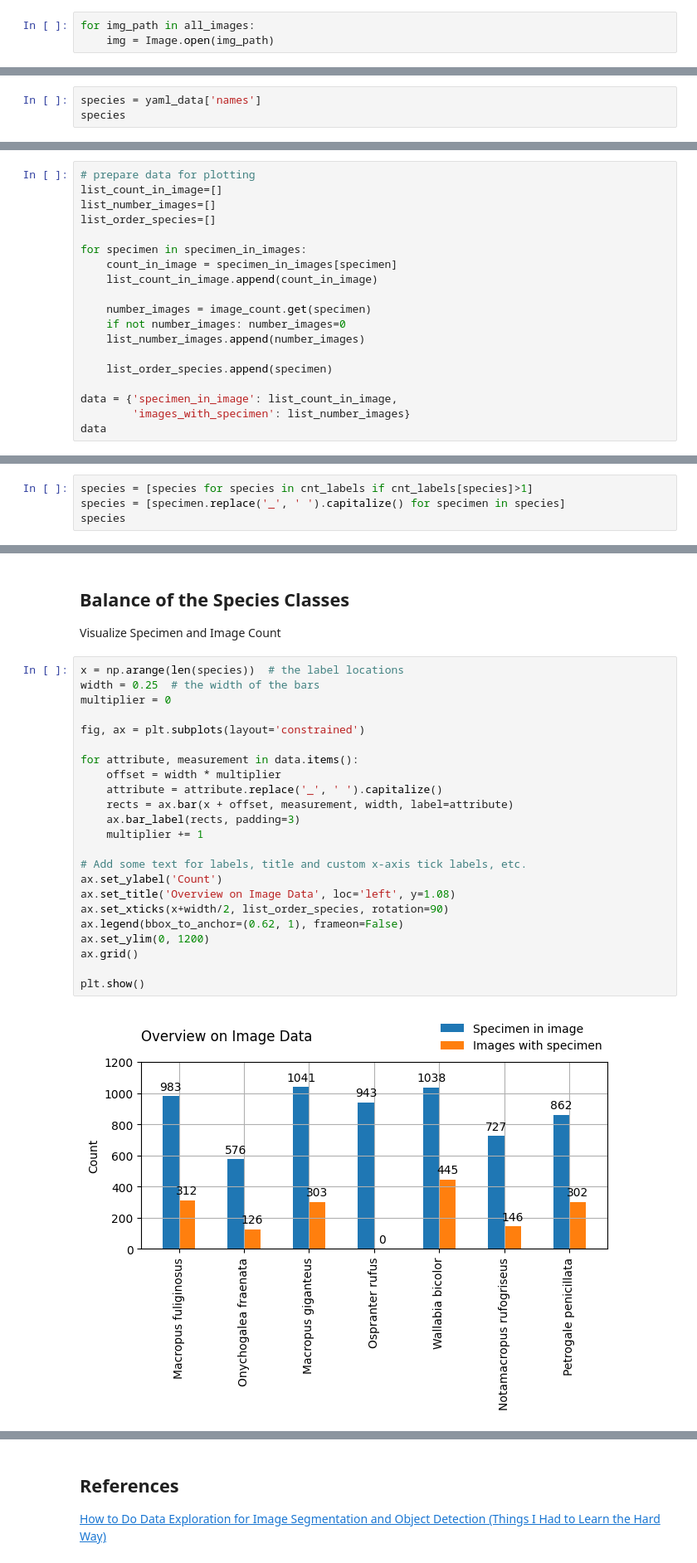
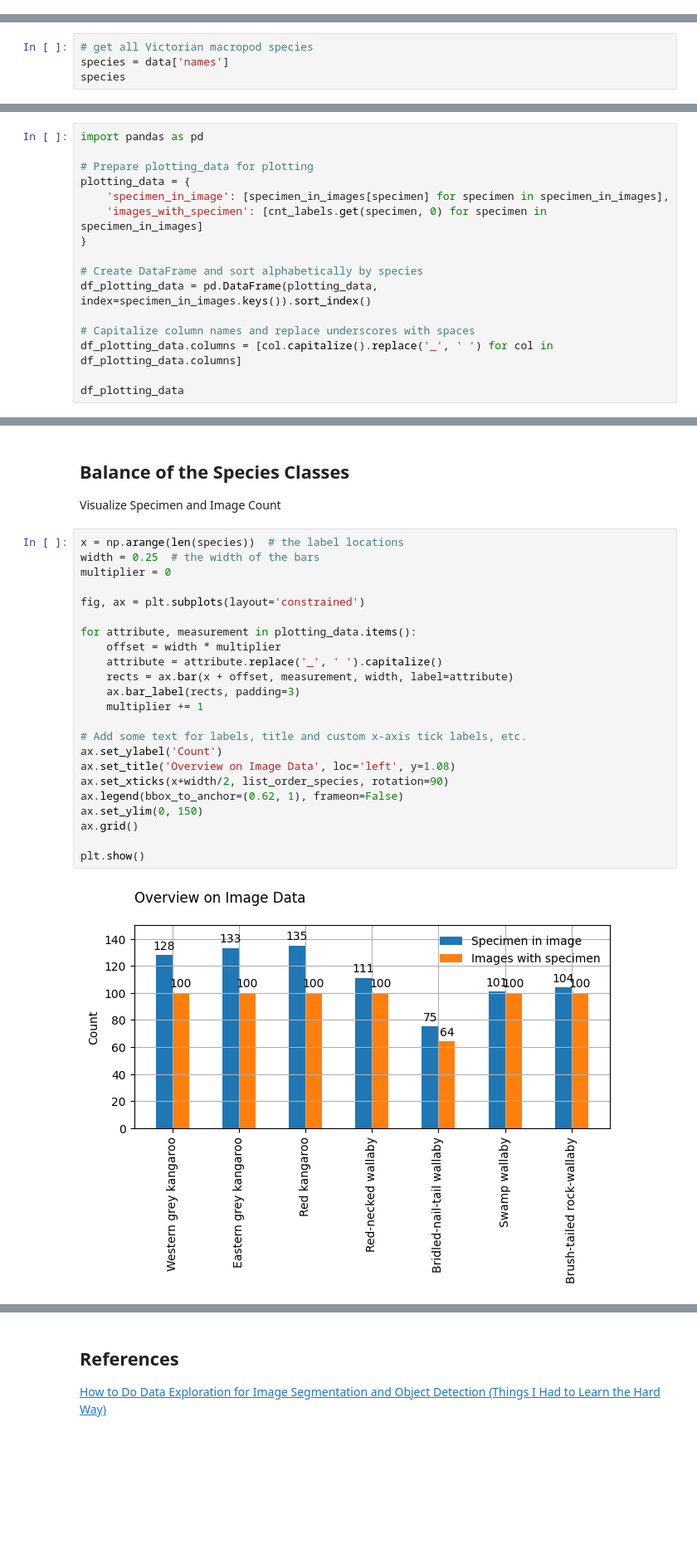
Before and after one commit to romanwolf-git/RooVision, a Jupyter notebook: notebooks/exploratory_data_analysis.ipynb, the cells around one changed output, grey strips where cells are left out. Shown: that part at 83% size. Saved outputs shown, nothing was run; the diff lists cells and outputs as text; blank space fills up the shorter version.

```diff
--- a/notebooks/exploratory_data_analysis.ipynb
+++ b/notebooks/exploratory_data_analysis.ipynb
@@ -91,6 +85,3 @@ In the real world, datasets are unlikely to contain images of the same  sizes an
-# %%
-for img_path in all_images:
-    img = Image.open(img_path)
 # %%
 from PIL import Image
 
@@ -254,4 +248,5 @@ As can be seen in the histogram, the vast majority of the bounding boxes have as
 # %%
-species = yaml_data['names']
+# get all Victorian macropod species
+species = data['names']
 species
 # %% [output]
@@ -321,20 +301,17 @@ image_count
 # %%
-# prepare data for plotting
-list_count_in_image=[]
-list_number_images=[]
-list_order_species=[]
+import pandas as pd
 
-for specimen in specimen_in_images:
-    count_in_image = specimen_in_images[specimen]
-    list_count_in_image.append(count_in_image)
+# Prepare plotting_data for plotting
+plotting_data = {
+    'specimen_in_image': [specimen_in_images[specimen] for specimen in specimen_in_images],
+    'images_with_specimen': [cnt_labels.get(specimen, 0) for specimen in specimen_in_images]
+}
 
-    number_images = image_count.get(specimen)
-    if not number_images: number_images=0
-    list_number_images.append(number_images)
+# Create DataFrame and sort alphabetically by species
+df_plotting_data = pd.DataFrame(plotting_data, index=specimen_in_images.keys()).sort_index()
 
-    list_order_species.append(specimen)
+# Capitalize column names and replace underscores with spaces
+df_plotting_data.columns = [col.capitalize().replace('_', ' ') for col in df_plotting_data.columns]
 
-data = {'specimen_in_image': list_count_in_image,
-        'images_with_specimen': list_number_images}
-data
+df_plotting_data
 # %% [output]
@@ -343,4 +325,0 @@ data
-# %%
-species = [species for species in cnt_labels if cnt_labels[species]>1]
-species = [specimen.replace('_', ' ').capitalize() for specimen in species]
-species
@@ -360,26 +329,26 @@ Visualize Specimen and Image Count
 # %%
 x = np.arange(len(species))  # the label locations
 width = 0.25  # the width of the bars
 multiplier = 0
 
 fig, ax = plt.subplots(layout='constrained')
 
-for attribute, measurement in data.items():
+for attribute, measurement in plotting_data.items():
     offset = width * multiplier
     attribute = attribute.replace('_', ' ').capitalize()
     rects = ax.bar(x + offset, measurement, width, label=attribute)
     ax.bar_label(rects, padding=3)
     multiplier += 1
 
 # Add some text for labels, title and custom x-axis tick labels, etc.
 ax.set_ylabel('Count')
 ax.set_title('Overview on Image Data', loc='left', y=1.08)
 ax.set_xticks(x+width/2, list_order_species, rotation=90)
 ax.legend(bbox_to_anchor=(0.62, 1), frameon=False)
-ax.set_ylim(0, 1200)
+ax.set_ylim(0, 150)
 ax.grid()
 
 plt.show()
 # %% [output]
-[figure, old version]
+[figure, new version]
 # %% [markdown]
```
Also changed, not shown: parts of 26 cells of this notebook.
